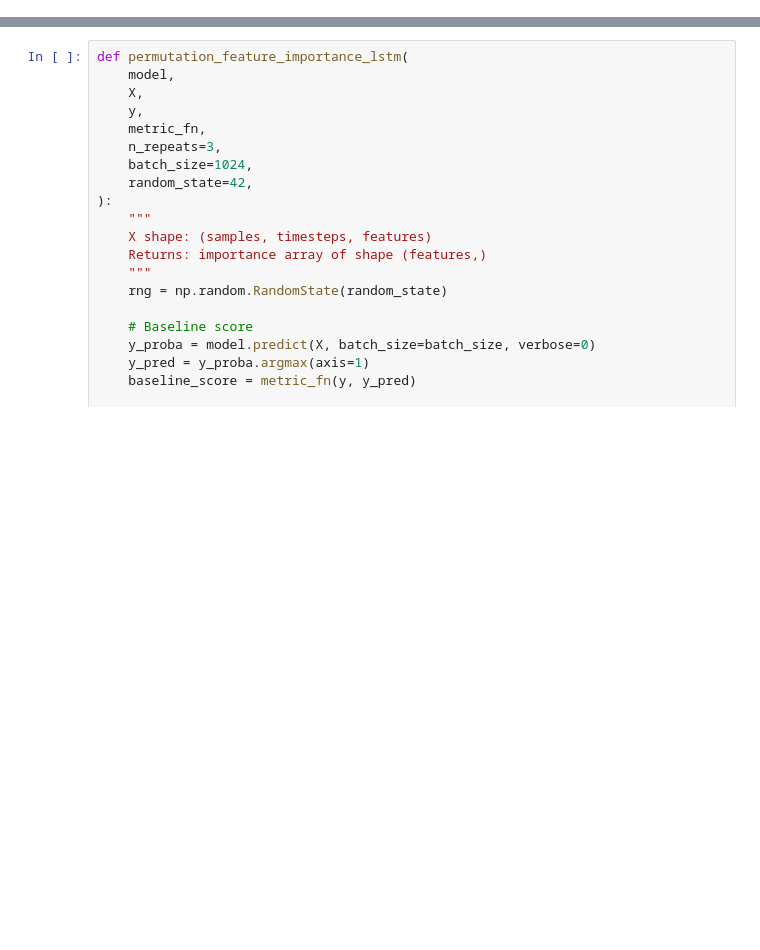
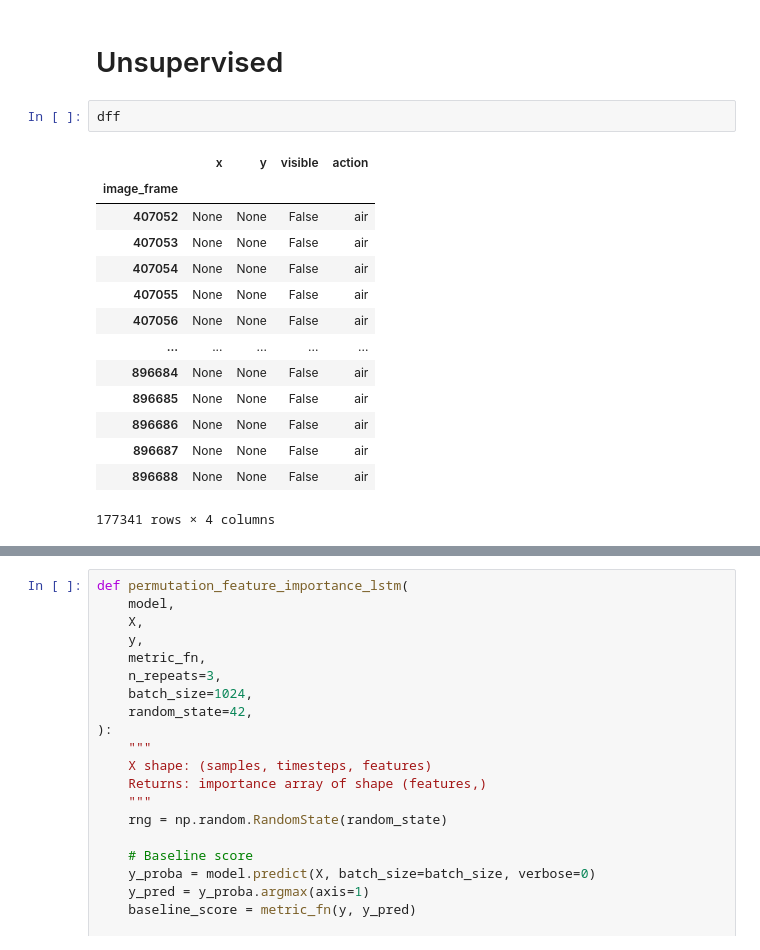
Before and after one commit to Andreas-aa/hit-bounce-detection, a Jupyter notebook: notebook_testing.ipynb, the cells around one changed output, grey strips where cells are left out. Drawn from its saved outputs; the diff is of its cells as text; blank space fills up the shorter version.

```diff
--- a/notebook_testing.ipynb
+++ b/notebook_testing.ipynb
@@ -275,0 +291,19 @@ num_classes = len(classes)
+# %% [markdown]
+# Unsupervised
+# %%
+dff
+# %% [output]
+|  | x | y | visible | action |
+| image_frame |  |  |  |  |
+| 407052 | None | None | False | air |
+| 407053 | None | None | False | air |
+| 407054 | None | None | False | air |
+| 407055 | None | None | False | air |
+| 407056 | None | None | False | air |
+| ... | ... | ... | ... | ... |
+| 896684 | None | None | False | air |
+| 896685 | None | None | False | air |
+| 896686 | None | None | False | air |
+| 896687 | None | None | False | air |
+| 896688 | None | None | False | air |
+177341 rows × 4 columns
```
Also changed, not shown: parts of 20 cells of this notebook, 3 other files.
